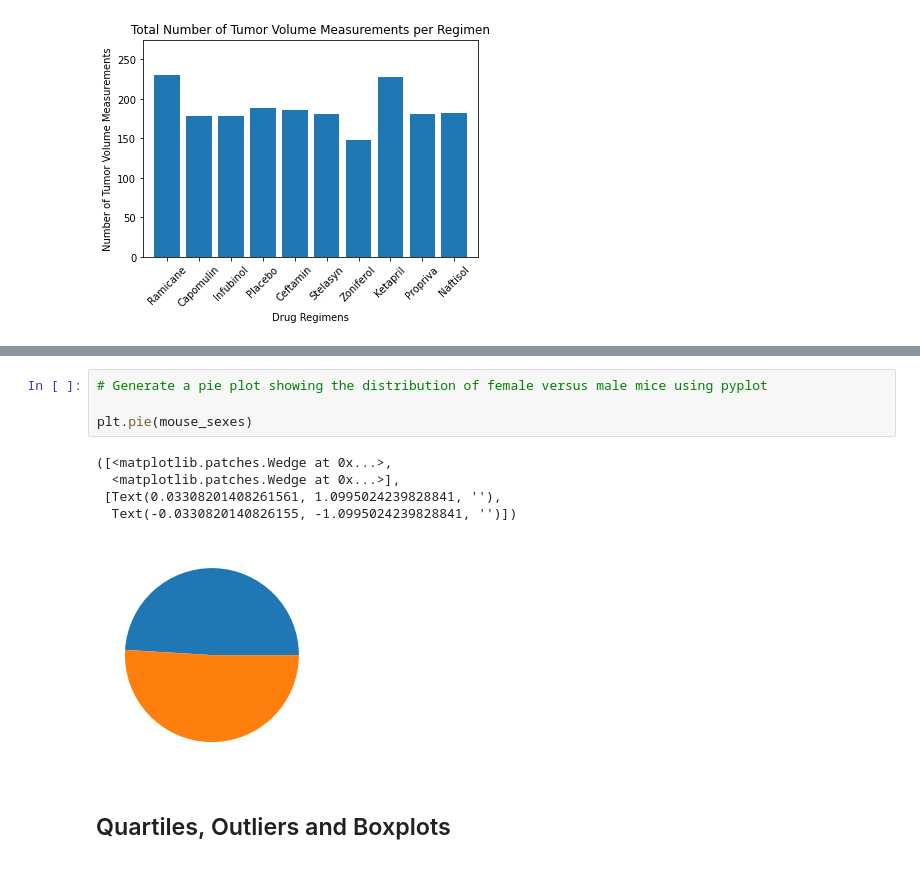
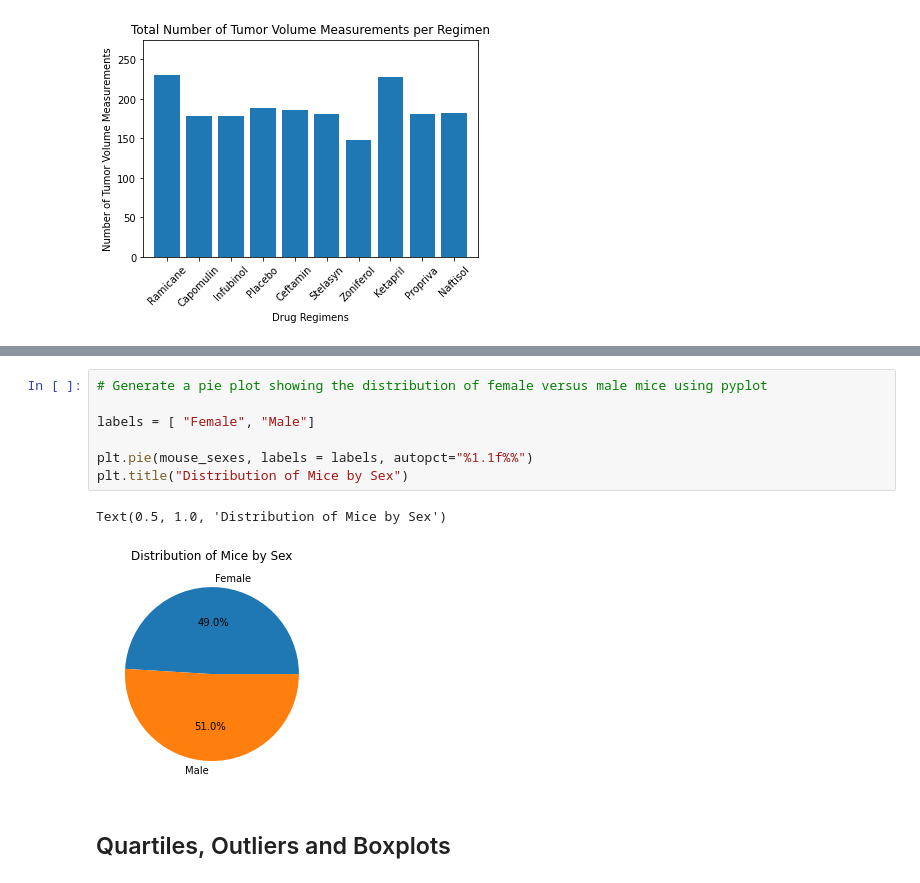
Before and after one commit to 1der4k/Matplotlib_Homework, a Jupyter notebook: pymaceuticals_starter.ipynb, the cells around one changed output, grey strips where cells are left out. Cells and saved outputs as stored; diff of their text form.

```diff
--- a/pymaceuticals_starter.ipynb
+++ b/pymaceuticals_starter.ipynb
@@ -297,13 +303,13 @@ mouse_sexes.plot(kind="pie")
 # %%
 # Generate a pie plot showing the distribution of female versus male mice using pyplot
 
-plt.pie(mouse_sexes)
+labels = [ "Female", "Male"]
+
+plt.pie(mouse_sexes, labels = labels, autopct="%1.1f%%")
+plt.title("Distribution of Mice by Sex")
 # %% [output]
-([<matplotlib.patches.Wedge at 0x...>,
-  <matplotlib.patches.Wedge at 0x...>],
- [Text(0.03308201408261561, 1.0995024239828841, ''),
-  Text(-0.0330820140826155, -1.0995024239828841, '')])
+Text(0.5, 1.0, 'Distribution of Mice by Sex')
-[figure, old version]
+[figure, new version]
 # %% [markdown]
 ## Quartiles, Outliers and Boxplots
 # %%
```
Also changed, not shown: parts of 4 cells of this notebook.
